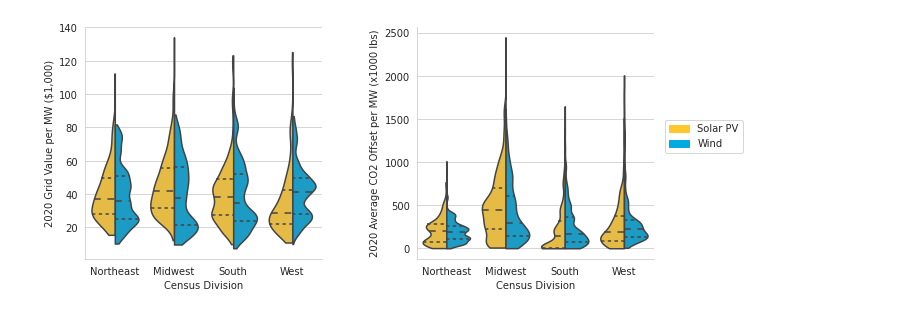
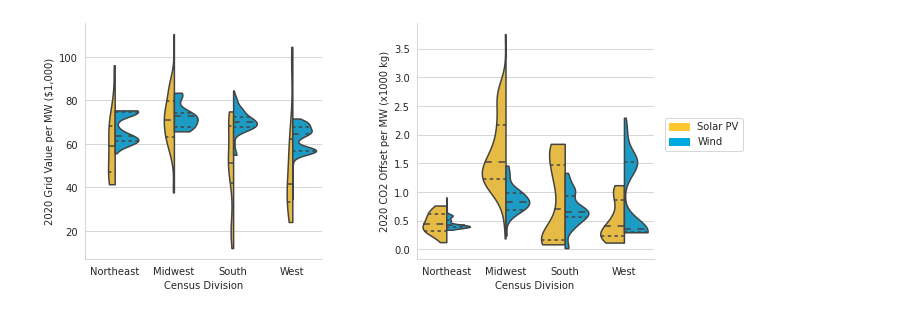
Before and after one commit to NREL/vapor, a Jupyter notebook: notebooks/viz_bnef_results.ipynb, the cells around one changed output. Drawn from its saved outputs; the diff is of its cells as text; code cells hidden in the pictures.

Commit message:
changes to bnef results notebook

```diff
--- a/notebooks/viz_bnef_results.ipynb
+++ b/notebooks/viz_bnef_results.ipynb
@@ -20,6 +22,6 @@ os.getcwd()
 # %%
 # --- Load Regional Best ---
-results = pd.read_pickle(os.path.join('results','bnef_results.pkl'))
+results = pd.read_pickle(os.path.join('results','bnef_results_newtb.pkl'))
 results['scenario'] = 'Mid Cost'
 results['batt_size'] = 0
 results.rename({'geometry':'point', 'region':'pca'}, axis='columns', inplace=True)
@@ -42,3 +58,7 @@ census_reg_dict = {
 region_map['census_div'] = region_map['census_reg'].map(census_reg_dict)
 
 df = results.merge(region_map, on='pca', how='left')
+# %%
+for i in df.columns:
+    if 'gen' in i:
+        print(i)
@@ -137,44 +196,62 @@ dist = c_df.copy()
 
 
 sns.set_style('whitegrid')
-fig, (ax1, ax2) = plt.subplots(ncols=2, figsize=(10,4))
+#fig, (ax1, ax2, ax3) = plt.subplots(ncols=3, figsize=(15,4))
+fig, (ax1, ax3) = plt.subplots(ncols=2, figsize=(10,4))
 
-grid_value = dist.loc[dist['variable'] == 'cambium_grid_value']
-co2 = dist.loc[dist['variable'] == 'cambium_co2_rate_avg']
+grid_value = dist.loc[(dist['variable'] == 'cambium_grid_value') & (dist['year'] == 2020)]
+#co2_avg = dist.loc[(dist['variable'] == 'cambium_co2_rate_avg') & (dist['year'] == 2020)]
+co2_lrmer = dist.loc[(dist['variable'] == 'cambium_co2_rate_lrmer') & (dist['year'] == 2020)]
+co2_lrmer[['value', 'value_mw']] /= 1000
+#grid_value = dist.loc[(dist['variable'] == 'cambium_grid_value')]
+#co2_avg = dist.loc[(dist['variable'] == 'cambium_co2_rate_avg')]
+#co2_lrmer = dist.loc[(dist['variable'] == 'cambium_co2_rate_lrmer')]
 
 sns.set_palette(sns.color_palette([vapor.tech_dict['pv'], vapor.tech_dict['wind']]))
 
 sns.violinplot(
     data=grid_value, x='census_div', y='value_mw',
     hue='tech', split=True, inner='quart',
     ax=ax1, cut=0, scale='area'
   )
 
+#sns.violinplot(
+#    data=co2_avg, x='census_div', y='value_mw',
+#    hue='tech', split=True, inner='quart',
+#    ax=ax2, cut=0, scale='width'
+#  )
+
 sns.violinplot(
-    data=co2, x='census_div', y='value_mw',
+    data=co2_lrmer, x='census_div', y='value_mw',
     hue='tech', split=True, inner='quart',
-    ax=ax2, cut=0, scale='width'
+    ax=ax3, cut=0, scale='width'
   )
 
 ax1.set_ylabel('2020 Grid Value per MW ($1,000)')
-ax2.set_ylabel('2020 Average CO2 Offset per MW (x1000 lbs)')
+#ax2.set_ylabel('2020 Average CO2 Offset per MW (x1000 lbs)')
+ax3.set_ylabel('2020 CO2 Offset per MW (x1000 kg)')
 ax1.set_xlabel('Census Division')
-ax2.set_xlabel('Census Division')
+#ax2.set_xlabel('Census Division')
+ax3.set_xlabel('Census Division')
 
 ax1.legend([],[], frameon=False)
-ax2.legend([],[], frameon=False)
+#ax2.legend([],[], frameon=False)
+ax3.legend([],[], frameon=False)
+
+#ax2.set(ylim=(0, math.ceil(max(co2_lrmer.value_mw.max(),co2_avg.value_mw.max())/100)*100))
+#ax3.set(ylim=(0, math.ceil(max(co2_lrmer.value_mw.max(),co2_avg.value_mw.max())/100)*100))
 
 label_dict = {'pv':'Solar PV', 'wind':'Wind'}
 custom_patches = [mpatches.Patch(color=vapor.tech_dict[k], label=v) for k,v in label_dict.items()]
 plt.legend(handles=custom_patches, bbox_to_anchor=(1.05, 0.6), loc=2, borderaxespad=0.)
 
 plt.tight_layout()
 plt.subplots_adjust(wspace=0.4)
 sns.despine()
 
 # g = sns.catplot(x='census_div', y='value_mw',
 #                 hue='tech', col='variable',
 #                data=dist, kind='violin', split=True, bw=.3,
 #                height=5, aspect=1.2, sharey=False)
 # %% [output]
-[figure, old version]
+[figure, new version]
```
Also changed, not shown: parts of 27 cells of this notebook.
